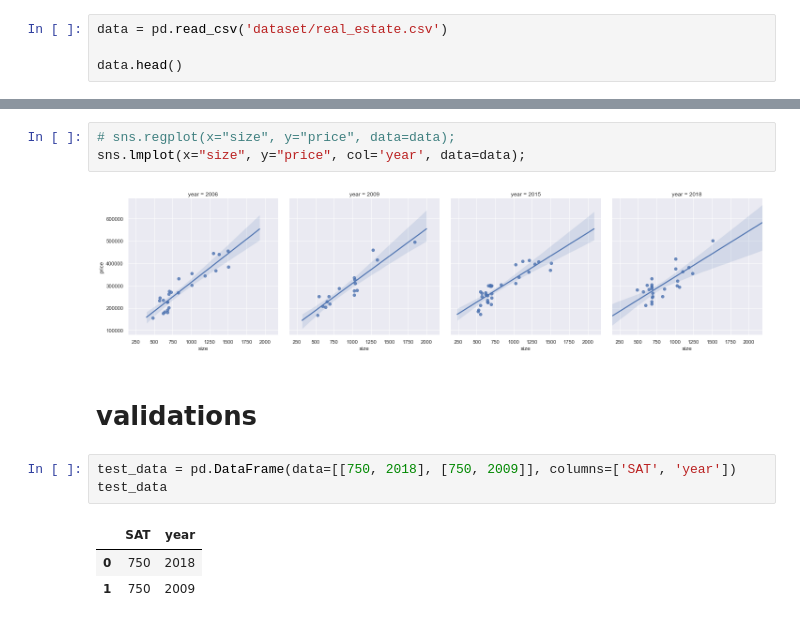
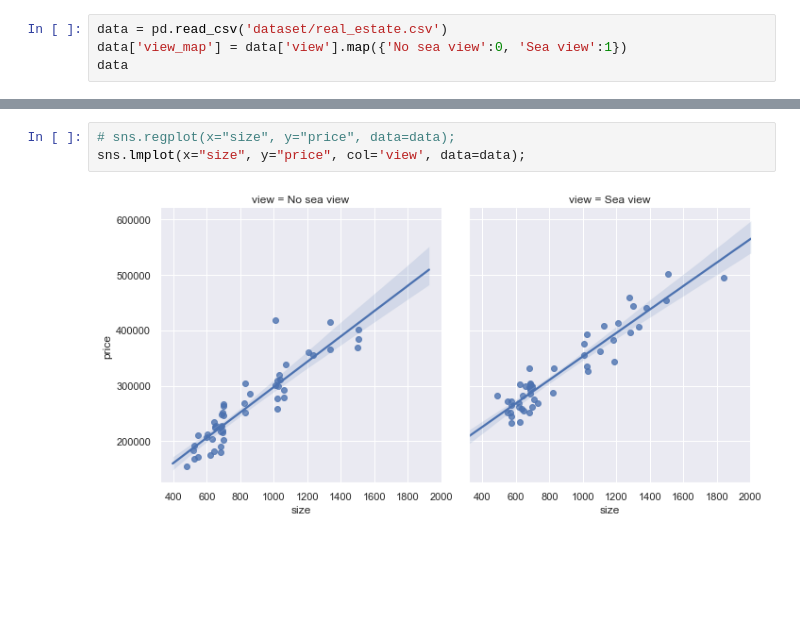
Before and after one commit to tansudasli/analytics-sandbox, a Jupyter notebook: real_estate_lineer_regression.ipynb, the cells around one changed output, grey strips where cells are left out. Saved outputs shown, nothing was run; the diff lists cells and outputs as text; blank space fills up the shorter version.

```diff
--- a/real_estate_lineer_regression.ipynb
+++ b/real_estate_lineer_regression.ipynb
@@ -9,5 +8,5 @@ from sklearn.linear_model import LinearRegression
 # %%
 data = pd.read_csv('dataset/real_estate.csv')
-
-data.head()
+data['view_map'] = data['view'].map({'No sea view':0, 'Sea view':1})
+data
 # %% [output]
@@ -72,14 +88,5 @@ adjusted r-squared: 0.77187171612825
 # %%
 # sns.regplot(x="size", y="price", data=data);
-sns.lmplot(x="size", y="price", col='year', data=data);
+sns.lmplot(x="size", y="price", col='view', data=data);
 # %% [output]
-[figure, old version]
+[figure, new version]
-# %% [markdown]
-# validations
-# %%
-test_data = pd.DataFrame(data=[[750, 2018], [750, 2009]], columns=['SAT', 'year'])
-test_data
-# %% [output]
-|  | SAT | year |
-| 0 | 750 | 2018 |
-| 1 | 750 | 2009 |
```
Also changed, not shown: parts of 14 cells of this notebook, 2 other files.
